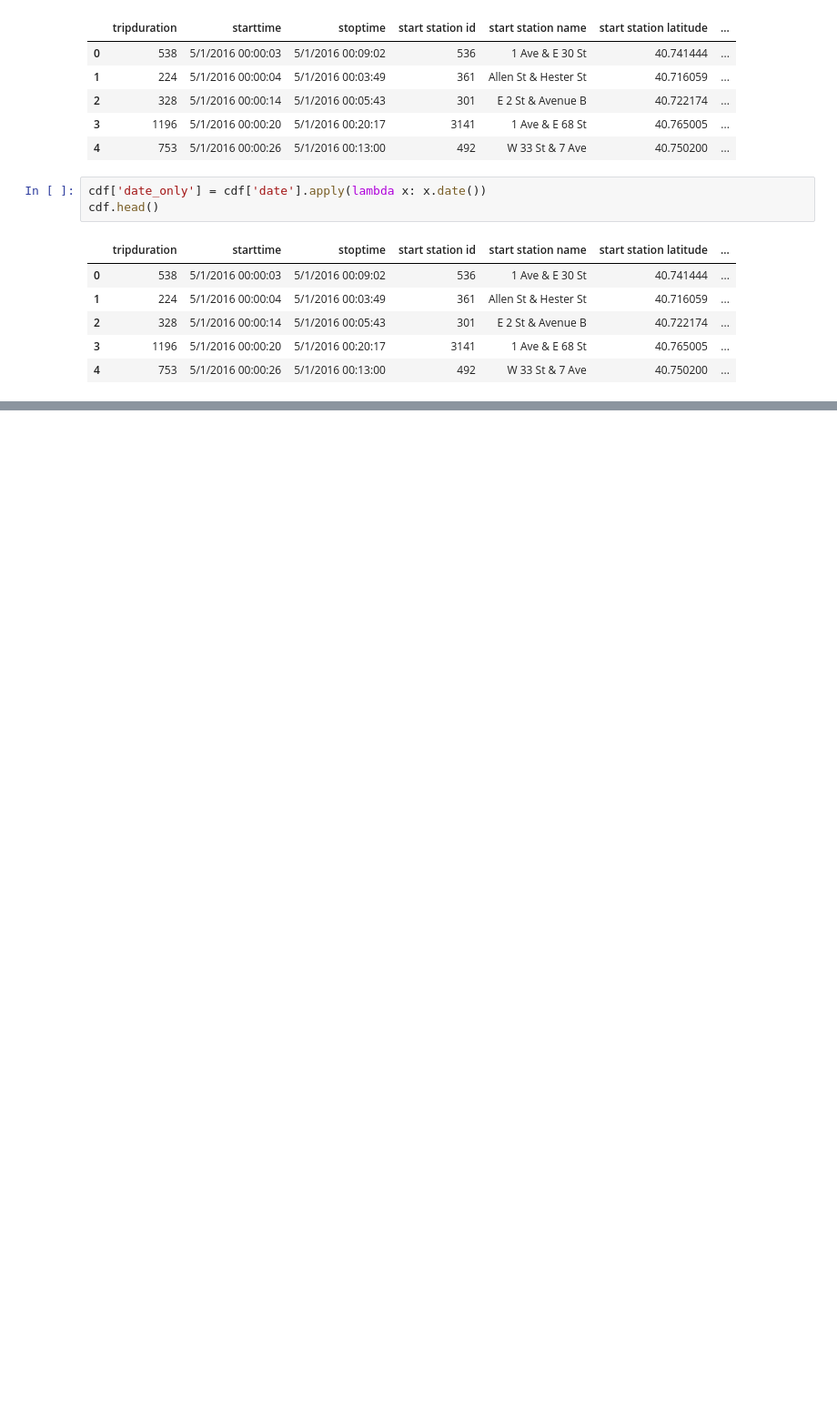
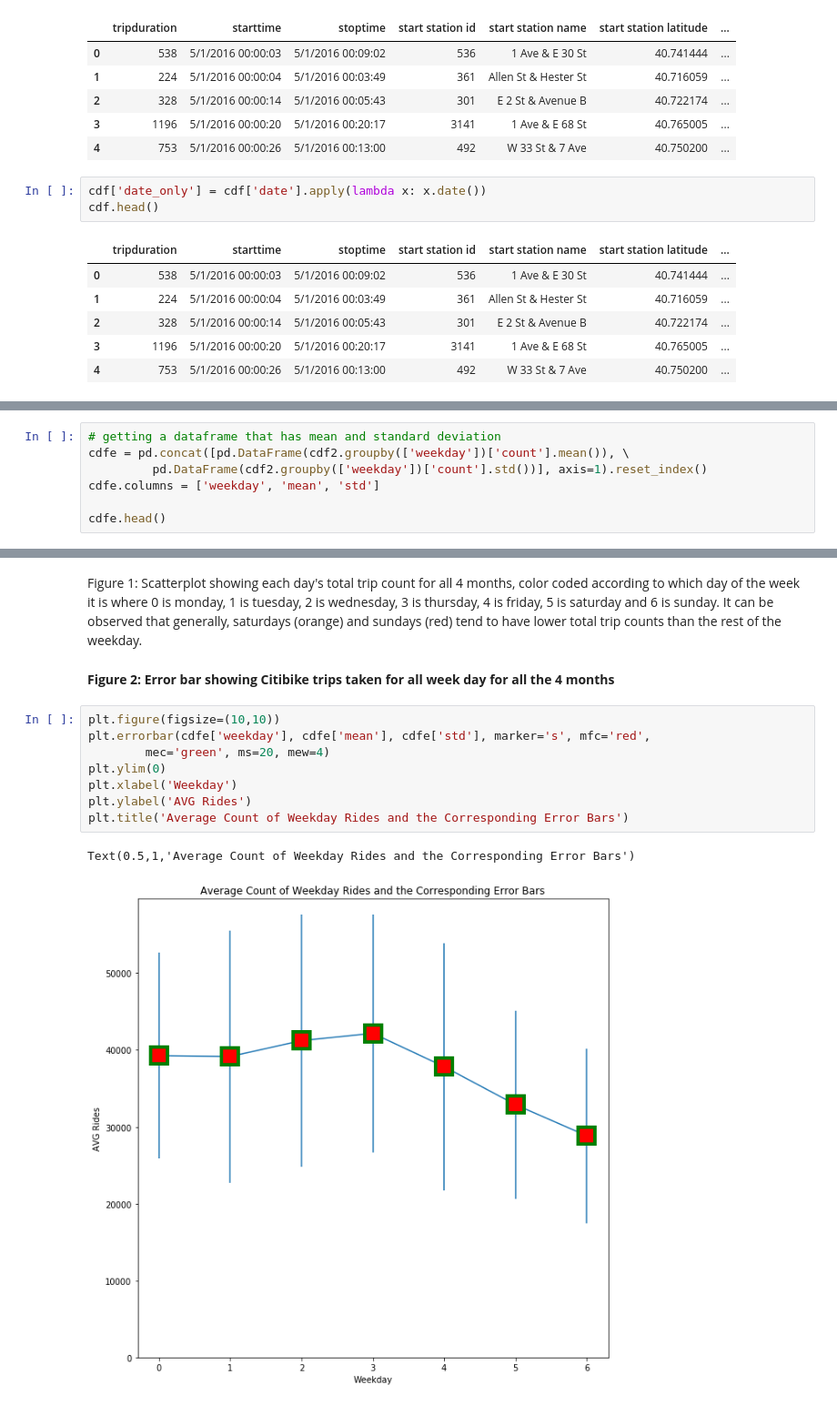
Before and after one commit to qygoh/PUI2018_qg412, a Jupyter notebook: HW8_qg412/Assignment2.ipynb, the cells around one changed output, grey strips where cells are left out. Shown: that part at 91% size. Drawn from its saved outputs; the diff is of its cells as text; blank space fills up the shorter version.

```diff
--- a/HW8_qg412/Assignment2.ipynb
+++ b/HW8_qg412/Assignment2.ipynb
@@ -426,0 +281,7 @@ Figure 3: Bar chart showing the average bike trips in Saturday and Sunday in Jun
+# %%
+# getting a dataframe that has mean and standard deviation
+cdfe = pd.concat([pd.DataFrame(cdf2.groupby(['weekday'])['count'].mean()), \
+         pd.DataFrame(cdf2.groupby(['weekday'])['count'].std())], axis=1).reset_index()
+cdfe.columns = ['weekday', 'mean', 'std']
+
+cdfe.head()
@@ -426,0 +334,15 @@ Figure 3: Bar chart showing the average bike trips in Saturday and Sunday in Jun
+# %% [markdown]
+Figure 1: Scatterplot showing each day's total trip count for all 4 months, color coded according to which day of the week it is where 0 is monday, 1 is tuesday, 2 is wednesday, 3 is thursday, 4 is friday, 5 is saturday and 6 is sunday. It can be observed that generally, saturdays (orange) and sundays (red) tend to have lower total trip counts than the rest of the weekday.
+# %% [markdown]
+**Figure 2: Error bar showing Citibike trips taken for all week day for all the 4 months**
+# %%
+plt.figure(figsize=(10,10))
+plt.errorbar(cdfe['weekday'], cdfe['mean'], cdfe['std'], marker='s', mfc='red',
+        mec='green', ms=20, mew=4)
+plt.ylim(0)
+plt.xlabel('Weekday')
+plt.ylabel('AVG Rides')
+plt.title('Average Count of Weekday Rides and the Corresponding Error Bars')
+# %% [output]
+Text(0.5,1,'Average Count of Weekday Rides and the Corresponding Error Bars')
+[figure, added]
```
Also changed, not shown: parts of 72 cells of this notebook, 1 other file.
